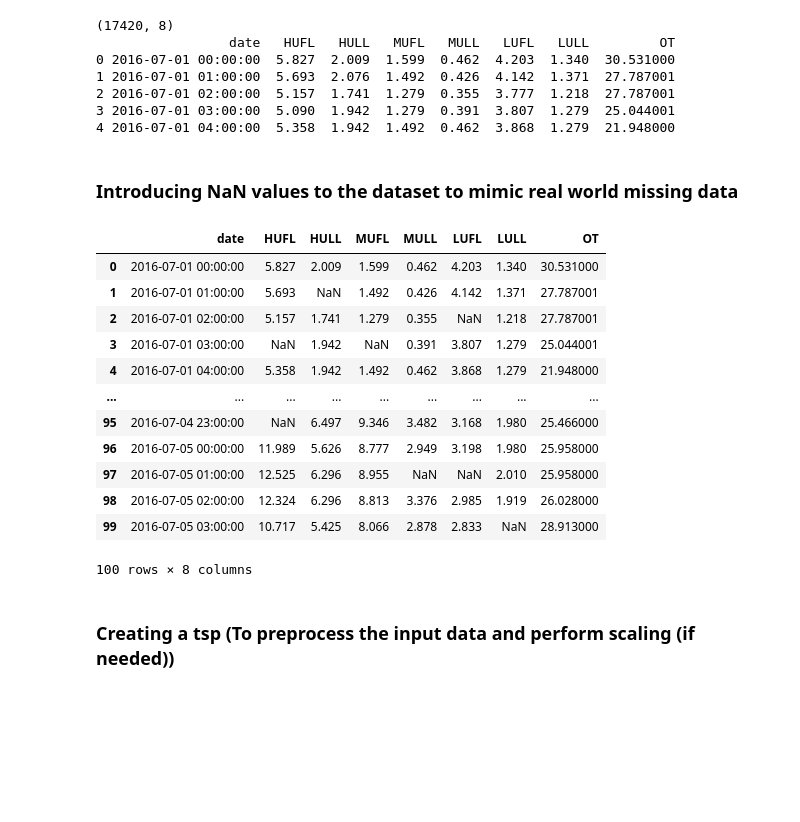
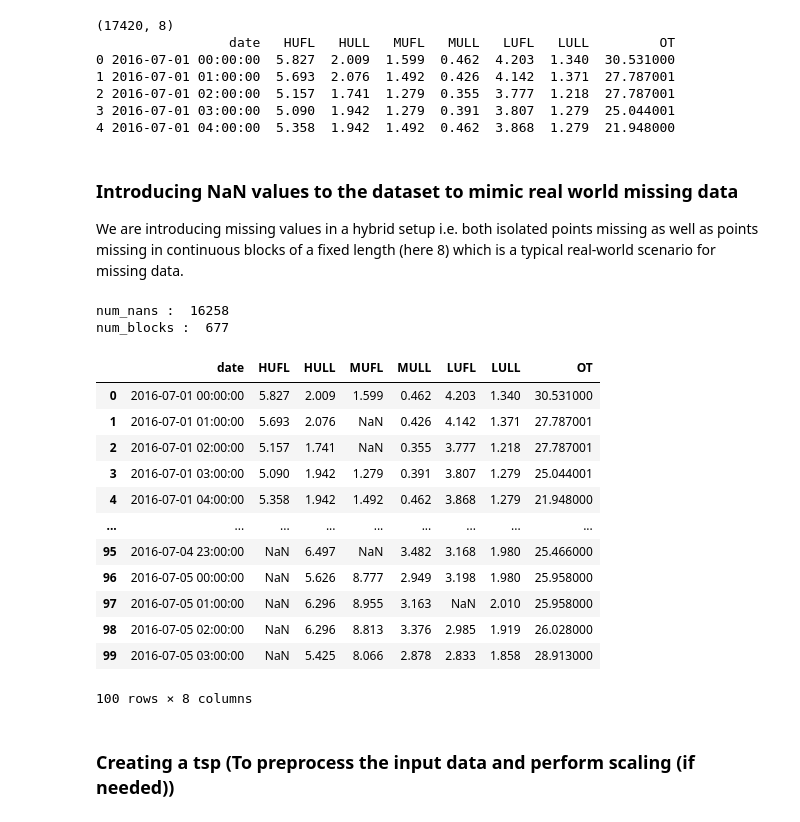
Before and after one commit to ibm-granite/granite-tsfm, a Jupyter notebook: notebooks/hfdemo/tspulse_imputation.ipynb, the cells around one changed output. Drawn from its saved outputs; the diff is of its cells as text; code cells hidden in the pictures; blank space fills up the shorter version.

```diff
--- a/notebooks/hfdemo/tspulse_imputation.ipynb
+++ b/notebooks/hfdemo/tspulse_imputation.ipynb
@@ -69,32 +69,49 @@ column_specifiers = {
 4 2016-07-01 04:00:00  5.358  1.942  1.492  0.462  3.868  1.279  21.948000
 # %% [markdown]
 ### Introducing NaN values to the dataset to mimic real world missing data
+We are introducing missing values in a hybrid setup i.e. both isolated points missing as well as points missing in continuous blocks of a fixed length (here 8) which is a typical real-world scenario for missing data.
 # %%
-nan_fraction = 0.2  # Replacing 20% of the data with NaN values
-num_values = data.shape[0] * len(target_columns)
-num_nans = int(nan_fraction * num_values)
+def introduce_nans(data, nan_fraction=0.1, block_size=8, seed=42):
+    df_nan = data.copy()
+    num_values = df_nan.shape[0] * len(target_columns)
+    num_nans = int((nan_fraction * num_values) / 1.5)  # 2/3 of the missing values are randomly missing values
+    print("num_nans : ", num_nans)
+    rows = np.random.randint(0, df_nan.shape[0], size=num_nans)
+    cols = np.random.randint(1, len(target_columns), size=num_nans)
 
-rows = np.random.randint(0, data.shape[0], size=num_nans)
-cols = np.random.randint(1, len(target_columns), size=num_nans)
+    for r, col in zip(rows, cols):
+        df_nan.iat[r, col] = np.nan
 
-for r, col in zip(rows, cols):
-    data.iat[r, col] = np.nan
+    n_rows, n_cols = df_nan.shape
+    rng = np.random.default_rng(seed)
 
-data.head(100)
+    num_blocks = int((num_nans / block_size) * (1 / 3))  # half of the missing values are missing in blocks
+    print("num_blocks : ", num_blocks)
+    for _ in range(num_blocks):
+        col = rng.integers(1, n_cols)
+        start_row = rng.integers(n_rows - block_size + 1)
+        df_nan.iloc[start_row : start_row + block_size, col] = np.nan
+
+    return df_nan
-# %% [output]
-|  | date | HUFL | HULL | MUFL | MULL | LUFL | LULL | OT |
-| 0 | 2016-07-01 00:00:00 | 5.827 | 2.009 | 1.599 | 0.462 | 4.203 | 1.340 | 30.531000 |
-| 1 | 2016-07-01 01:00:00 | 5.693 | NaN | 1.492 | 0.426 | 4.142 | 1.371 | 27.787001 |
-| 2 | 2016-07-01 02:00:00 | 5.157 | 1.741 | 1.279 | 0.355 | NaN | 1.218 | 27.787001 |
-| 3 | 2016-07-01 03:00:00 | NaN | 1.942 | NaN | 0.391 | 3.807 | 1.279 | 25.044001 |
-| 4 | 2016-07-01 04:00:00 | 5.358 | 1.942 | 1.492 | 0.462 | 3.868 | 1.279 | 21.948000 |
-| ... | ... | ... | ... | ... | ... | ... | ... | ... |
-| 95 | 2016-07-04 23:00:00 | NaN | 6.497 | 9.346 | 3.482 | 3.168 | 1.980 | 25.466000 |
-| 96 | 2016-07-05 00:00:00 | 11.989 | 5.626 | 8.777 | 2.949 | 3.198 | 1.980 | 25.958000 |
-| 97 | 2016-07-05 01:00:00 | 12.525 | 6.296 | 8.955 | NaN | NaN | 2.010 | 25.958000 |
-| 98 | 2016-07-05 02:00:00 | 12.324 | 6.296 | 8.813 | 3.376 | 2.985 | 1.919 | 26.028000 |
-| 99 | 2016-07-05 03:00:00 | 10.717 | 5.425 | 8.066 | 2.878 | 2.833 | NaN | 28.913000 |
-100 rows × 8 columns
+# %%
+data = introduce_nans(data, nan_fraction=0.2)
+data.head(100)
+# %% [output]
+num_nans :  16258
+num_blocks :  677
+|  | date | HUFL | HULL | MUFL | MULL | LUFL | LULL | OT |
+| 0 | 2016-07-01 00:00:00 | 5.827 | 2.009 | 1.599 | 0.462 | 4.203 | 1.340 | 30.531000 |
+| 1 | 2016-07-01 01:00:00 | 5.693 | 2.076 | NaN | 0.426 | 4.142 | 1.371 | 27.787001 |
+| 2 | 2016-07-01 02:00:00 | 5.157 | 1.741 | NaN | 0.355 | 3.777 | 1.218 | 27.787001 |
+| 3 | 2016-07-01 03:00:00 | 5.090 | 1.942 | 1.279 | 0.391 | 3.807 | 1.279 | 25.044001 |
+| 4 | 2016-07-01 04:00:00 | 5.358 | 1.942 | 1.492 | 0.462 | 3.868 | 1.279 | 21.948000 |
+| ... | ... | ... | ... | ... | ... | ... | ... | ... |
+| 95 | 2016-07-04 23:00:00 | NaN | 6.497 | NaN | 3.482 | 3.168 | 1.980 | 25.466000 |
+| 96 | 2016-07-05 00:00:00 | NaN | 5.626 | 8.777 | 2.949 | 3.198 | 1.980 | 25.958000 |
+| 97 | 2016-07-05 01:00:00 | NaN | 6.296 | 8.955 | 3.163 | NaN | 2.010 | 25.958000 |
+| 98 | 2016-07-05 02:00:00 | NaN | 6.296 | 8.813 | 3.376 | 2.985 | 1.919 | 26.028000 |
+| 99 | 2016-07-05 03:00:00 | NaN | 5.425 | 8.066 | 2.878 | 2.833 | 1.858 | 28.913000 |
+100 rows × 8 columns
 # %% [markdown]
 ### Creating a tsp (To preprocess the input data and perform scaling (if needed))
 # %%
```
Also changed, not shown: parts of 3 cells of this notebook.
